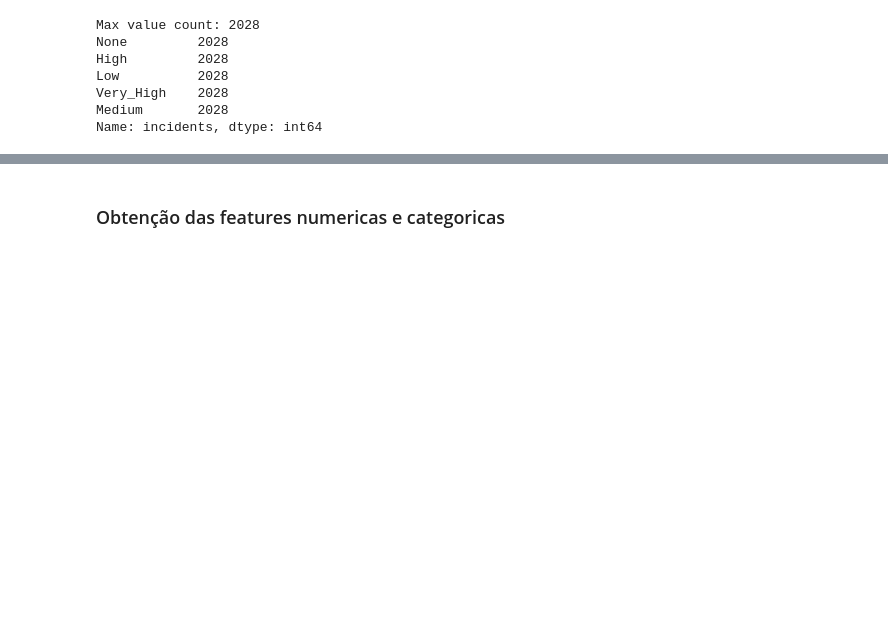
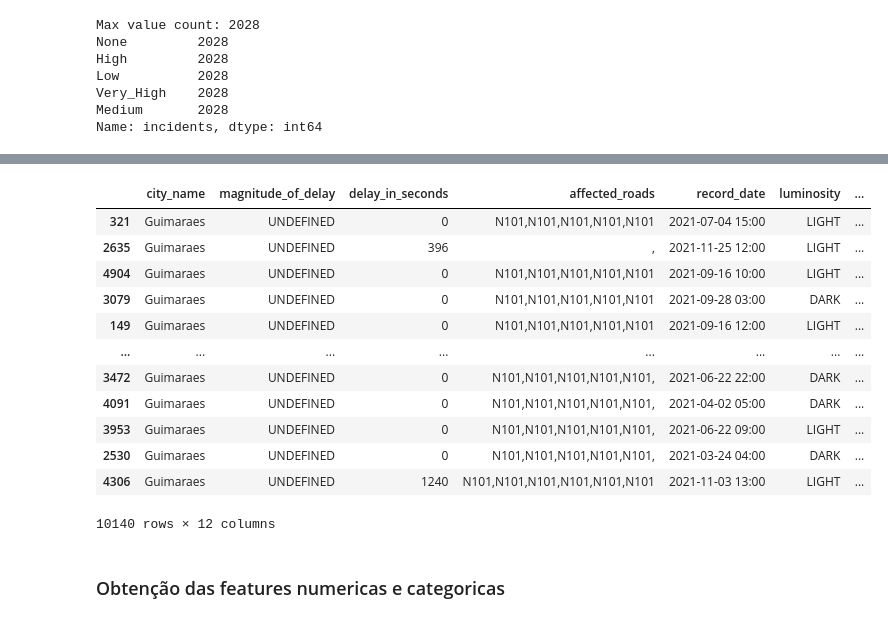
Before and after one commit to gonaloppcc/projetoDAA, a Jupyter notebook: competition/ensemble_learning/random_forest.ipynb, the cells around one changed output, grey strips where cells are left out. Drawn from its saved outputs; the diff is of its cells as text; code cells hidden in the pictures; blank space fills up the shorter version.

```diff
--- a/competition/ensemble_learning/random_forest.ipynb
+++ b/competition/ensemble_learning/random_forest.ipynb
@@ -86,3 +70,19 @@ X
+# %%
+features
+# %% [output]
+|  | city_name | magnitude_of_delay | delay_in_seconds | affected_roads | record_date | luminosity | ... |
+| 321 | Guimaraes | UNDEFINED | 0 | N101,N101,N101,N101,N101 | 2021-07-04 15:00 | LIGHT | ... |
+| 2635 | Guimaraes | UNDEFINED | 396 | , | 2021-11-25 12:00 | LIGHT | ... |
+| 4904 | Guimaraes | UNDEFINED | 0 | N101,N101,N101,N101,N101 | 2021-09-16 10:00 | LIGHT | ... |
+| 3079 | Guimaraes | UNDEFINED | 0 | N101,N101,N101,N101,N101 | 2021-09-28 03:00 | DARK | ... |
+| 149 | Guimaraes | UNDEFINED | 0 | N101,N101,N101,N101,N101 | 2021-09-16 12:00 | LIGHT | ... |
+| ... | ... | ... | ... | ... | ... | ... | ... |
+| 3472 | Guimaraes | UNDEFINED | 0 | N101,N101,N101,N101,N101, | 2021-06-22 22:00 | DARK | ... |
+| 4091 | Guimaraes | UNDEFINED | 0 | N101,N101,N101,N101,N101, | 2021-04-02 05:00 | DARK | ... |
+| 3953 | Guimaraes | UNDEFINED | 0 | N101,N101,N101,N101,N101, | 2021-06-22 09:00 | LIGHT | ... |
+| 2530 | Guimaraes | UNDEFINED | 0 | N101,N101,N101,N101,N101, | 2021-03-24 04:00 | DARK | ... |
+| 4306 | Guimaraes | UNDEFINED | 1240 | N101,N101,N101,N101,N101,N101 | 2021-11-03 13:00 | LIGHT | ... |
+10140 rows × 12 columns
 # %% [markdown]
 ### Obtenção das features numericas e categoricas
 # %%
```
Also changed, not shown: parts of 21 cells of this notebook.
